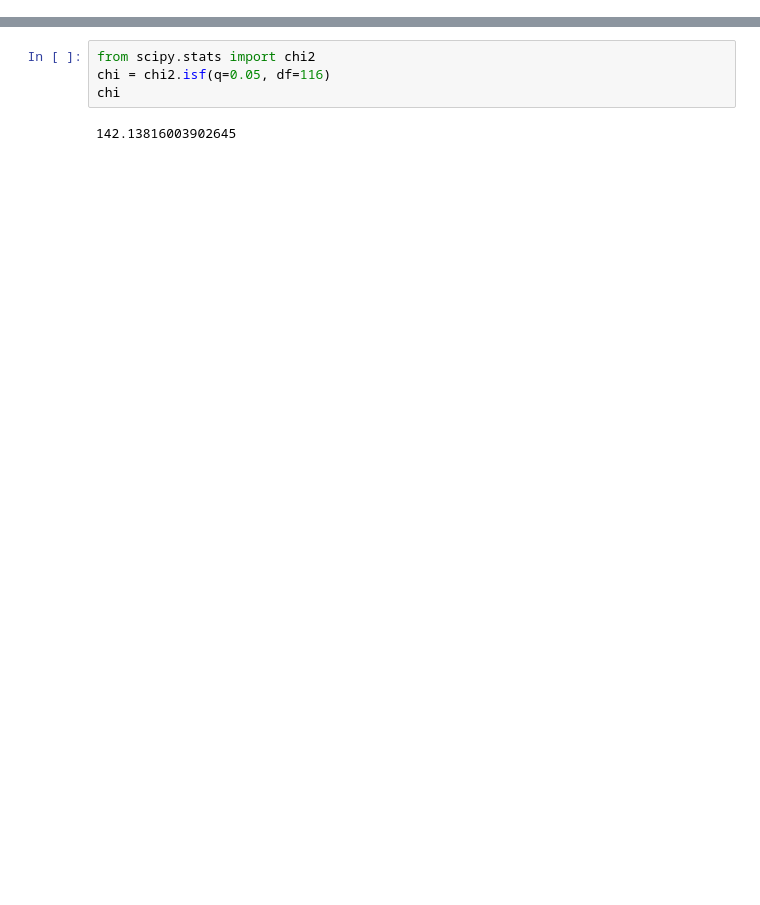
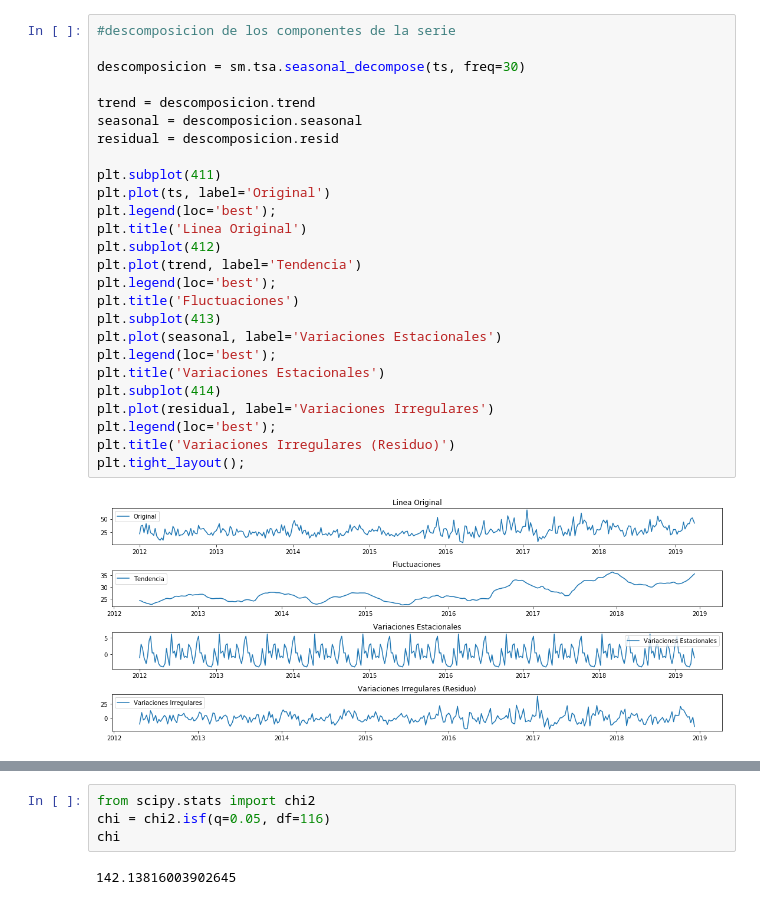
Before and after one commit to cristzelada/Tesis, a Jupyter notebook: forecasting/arima.ipynb, the cells around one changed output, grey strips where cells are left out. Saved outputs shown, nothing was run; the diff lists cells and outputs as text; blank space fills up the shorter version.

```diff
--- a/forecasting/arima.ipynb
+++ b/forecasting/arima.ipynb
@@ -93,3 +123,31 @@ dtype: float64
+# %%
+#descomposicion de los componentes de la serie
+
+descomposicion = sm.tsa.seasonal_decompose(ts, freq=30)
+
+trend = descomposicion.trend
+seasonal = descomposicion.seasonal
+residual = descomposicion.resid
+
+plt.subplot(411)
+plt.plot(ts, label='Original')
+plt.legend(loc='best');
+plt.title('Linea Original')
+plt.subplot(412)
+plt.plot(trend, label='Tendencia')
+plt.legend(loc='best');
+plt.title('Fluctuaciones')
+plt.subplot(413)
+plt.plot(seasonal, label='Variaciones Estacionales')
+plt.legend(loc='best');
+plt.title('Variaciones Estacionales')
+plt.subplot(414)
+plt.plot(residual, label='Variaciones Irregulares')
+plt.legend(loc='best');
+plt.title('Variaciones Irregulares (Residuo)')
+plt.tight_layout();
+# %% [output]
+[figure, added]
 # %%
 #prediccion SARIMA
 # Dividir data en entrenamiento y prueba
```
Also changed, not shown: parts of 19 cells of this notebook, 2 other files.
